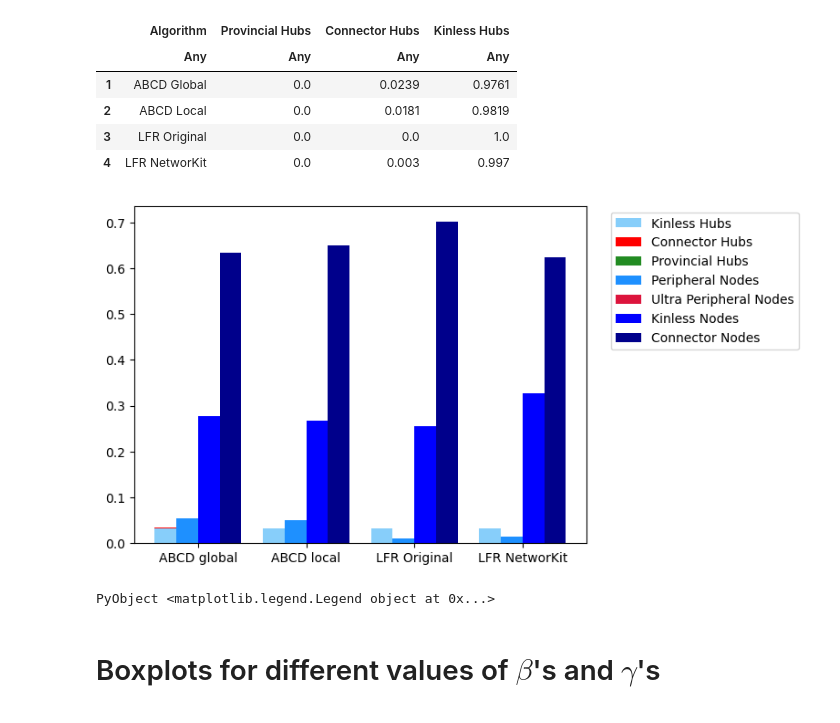
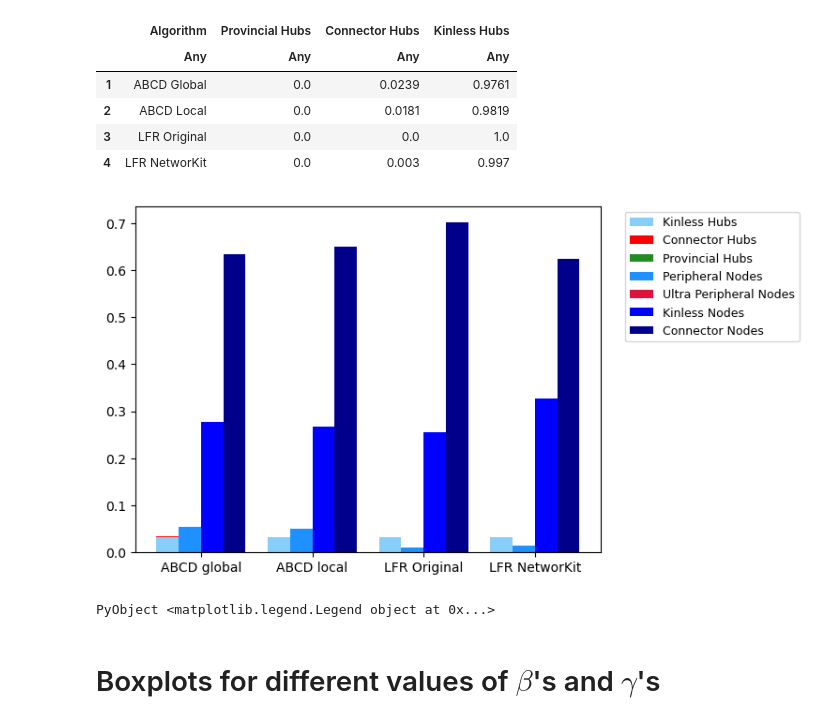
Before and after one commit to bartoszpankratz/ABCDe_Experiments, a Jupyter notebook: ABCD properties test plots.ipynb, the cells around one changed output. Saved outputs shown, nothing was run; the diff lists cells and outputs as text; code cells hidden in the pictures.

```diff
--- a/ABCD properties test plots.ipynb
+++ b/ABCD properties test plots.ipynb
@@ -670,31 +674,31 @@ table = dt[!,[:Algorithm, Symbol("Provincial Hubs"), Symbol("Connector Hubs"), S
 # %%
 N = 1:1:4
 width = 0.2
 logscale = false #scale of the plot
 
 kinless_hubs = dt[!,:Hubs] .*  dt[!,Symbol("Kinless Hubs")]
 connector_hubs = dt[!,:Hubs] .*  dt[!, Symbol("Connector Hubs")]
 provincial_hubs = dt[!,:Hubs] .*  dt[!,Symbol("Provincial Hubs")]
 
 bar(N .+ 0.00, kinless_hubs, width = width, label = "Kinless Hubs", color = "lightskyblue")
 bar(N .+ 0.00, connector_hubs, width = width, bottom = kinless_hubs, label = "Connector Hubs", color= "red")
 bar(N .+ 0.00, provincial_hubs, width = width, bottom = connector_hubs, label = "Provincial Hubs",
     color = "forestgreen")
 bar(N .+ 0.20, dt[!,Symbol("Peripheral Nodes")], width = width, label = "Peripheral Nodes", color = "dodgerblue")
 bar(N .+ 0.20, dt[!, Symbol("Ultra Peripheral Nodes")], width = width, label = "Ultra Peripheral Nodes",
     bottom = dt[!,Symbol("Peripheral Nodes")], color = "crimson")
 bar(N .+ 0.40, dt[!,Symbol("Kinless Nodes")], width = width, label = "Kinless Nodes", color = "blue")
 bar(N .+ 0.60, dt[!,Symbol("Connector Nodes")], width = width, label = "Connector Nodes", color = "darkblue")
 
 
 logscale && yscale("log")
 xticks(N .+ 0.3,["ABCD global", "ABCD local", "LFR Original", "LFR NetworKit"])
-legend(bbox_to_anchor=(1.04,1), loc="upper left")
-
+legend(bbox_to_anchor=(1.04,1), loc="upper left", fontsize = 9)
+#tight_layout()
 #saving to a file:
-#savefig("participation_plots.eps")
+#savefig("participation_plots.eps", bbox_inches="tight")
 # %% [output]
-[figure, old version]
+[figure, new version]
 PyObject <matplotlib.legend.Legend object at 0x...>
 # %% [markdown]
 # Boxplots for different values of $\beta$'s and $\gamma$'s
```
Also changed, not shown: parts of 2 cells of this notebook, 1 other file.
